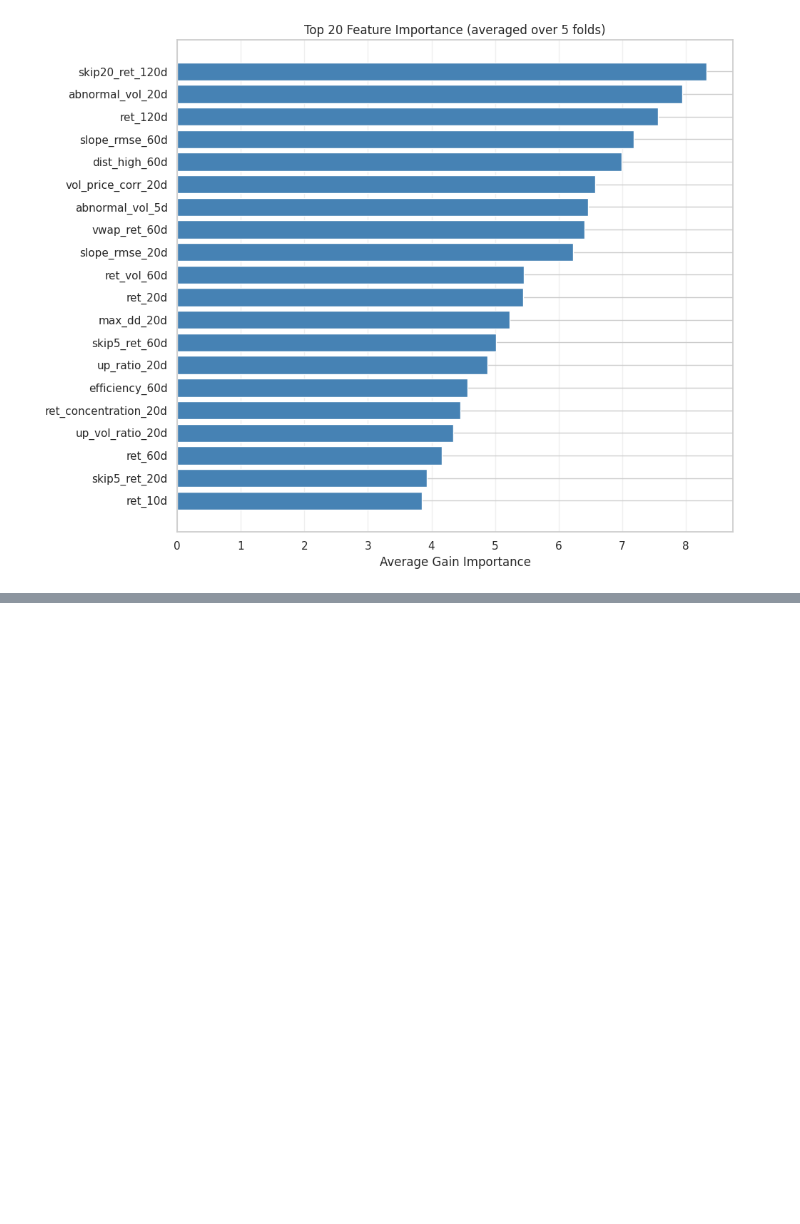
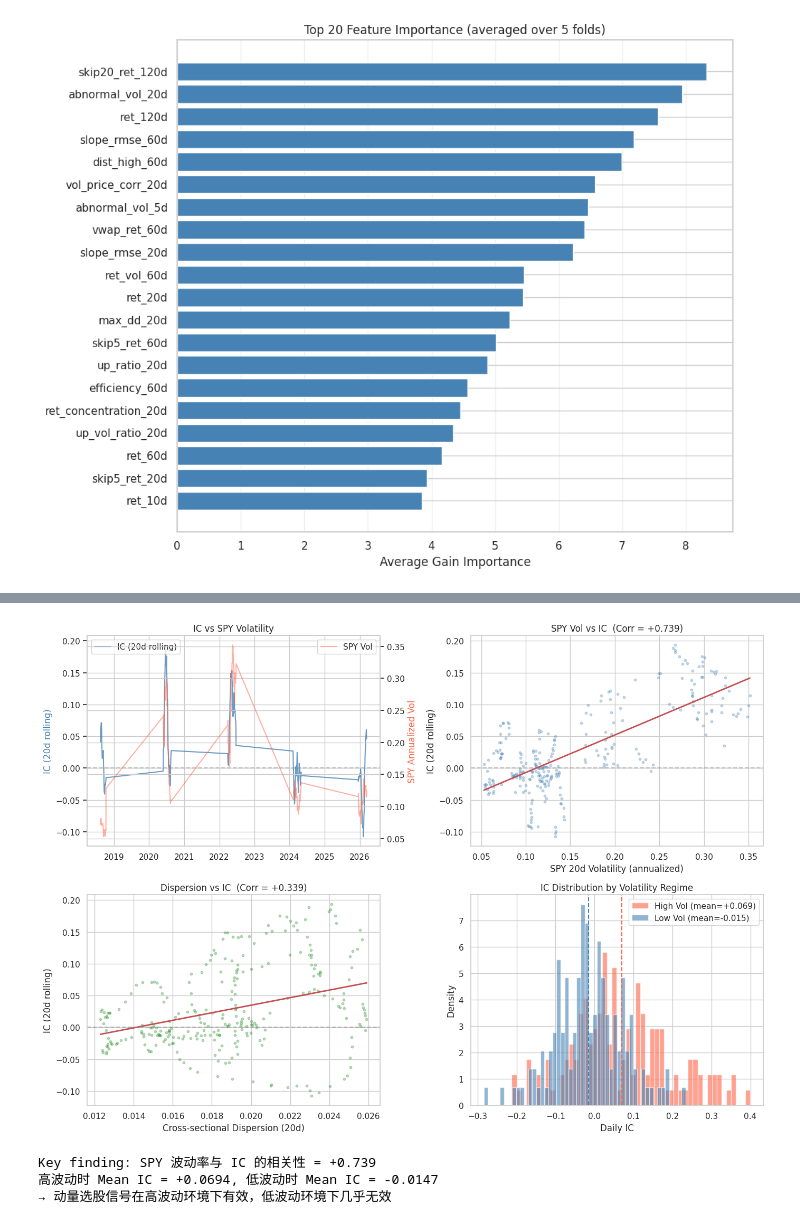
Before and after one commit to kelesit/Invest, a Jupyter notebook: notebooks/equity_momentum.ipynb, the cells around one changed output, grey strips where cells are left out. Cells and saved outputs as stored; diff of their text form; code cells hidden in the pictures; blank space fills up the shorter version.

```diff
--- a/notebooks/equity_momentum.ipynb
+++ b/notebooks/equity_momentum.ipynb
@@ -402,0 +511,68 @@ plt.show()
+# %%
+# --- 可视化 ---
+fig, axes = plt.subplots(2, 2, figsize=(14, 10))
+
+# 1. IC_20d 时序 + SPY 波动率
+ax1 = axes[0, 0]
+ax1.plot(regime_df.index, regime_df["ic_20d"], color="steelblue", alpha=0.8, label="IC (20d rolling)")
+ax1.axhline(0, color="gray", linestyle="--", alpha=0.5)
+ax1.set_ylabel("IC (20d rolling)", color="steelblue")
+ax1.set_title("IC vs SPY Volatility")
+ax1_twin = ax1.twinx()
+ax1_twin.plot(regime_df.index, regime_df["spy_vol_20d"], color="tomato", alpha=0.5, label="SPY Vol")
+ax1_twin.set_ylabel("SPY Annualized Vol", color="tomato")
+ax1.legend(loc="upper left")
+ax1_twin.legend(loc="upper right")
+
+# 2. 散点图: SPY Vol vs IC
+ax2 = axes[0, 1]
+ax2.scatter(regime_df["spy_vol_20d"], regime_df["ic_20d"], alpha=0.3, s=10, color="steelblue")
+z = np.polyfit(regime_df["spy_vol_20d"], regime_df["ic_20d"], 1)
+p = np.poly1d(z)
+x_range = np.linspace(regime_df["spy_vol_20d"].min(), regime_df["spy_vol_20d"].max(), 100)
+ax2.plot(x_range, p(x_range), "r-", linewidth=2)
+corr = regime_df["ic_20d"].corr(regime_df["spy_vol_20d"])
+ax2.set_xlabel("SPY 20d Volatility (annualized)")
+ax2.set_ylabel("IC (20d rolling)")
+ax2.set_title(f"SPY Vol vs IC  (Corr = {corr:+.3f})")
+ax2.axhline(0, color="gray", linestyle="--", alpha=0.5)
+
+# 3. 散点图: Cross-sectional Dispersion vs IC
+ax3 = axes[1, 0]
+ax3.scatter(regime_df["cross_disp_20d"], regime_df["ic_20d"], alpha=0.3, s=10, color="forestgreen")
+z2 = np.polyfit(regime_df["cross_disp_20d"], regime_df["ic_20d"], 1)
+p2 = np.poly1d(z2)
+x_range2 = np.linspace(regime_df["cross_disp_20d"].min(), regime_df["cross_disp_20d"].max(), 100)
+ax3.plot(x_range2, p2(x_range2), "r-", linewidth=2)
+corr2 = regime_df["ic_20d"].corr(regime_df["cross_disp_20d"])
+ax3.set_xlabel("Cross-sectional Dispersion (20d)")
+ax3.set_ylabel("IC (20d rolling)")
+ax3.set_title(f"Dispersion vs IC  (Corr = {corr2:+.3f})")
+ax3.axhline(0, color="gray", linestyle="--", alpha=0.5)
+
+# 4. 分 regime 的 IC 分布
+ax4 = axes[1, 1]
+vol_median = regime_df["spy_vol_20d"].median()
+high_vol_ic = regime_df.loc[regime_df["spy_vol_20d"] >= vol_median, "ic"]
+low_vol_ic = regime_df.loc[regime_df["spy_vol_20d"] < vol_median, "ic"]
+ax4.hist(high_vol_ic, bins=50, alpha=0.6, color="tomato", label=f"High Vol (mean={high_vol_ic.mean():+.3f})", density=True)
+ax4.hist(low_vol_ic, bins=50, alpha=0.6, color="steelblue", label=f"Low Vol (mean={low_vol_ic.mean():+.3f})", density=True)
+ax4.axvline(high_vol_ic.mean(), color="tomato", linestyle="--")
+ax4.axvline(low_vol_ic.mean(), color="steelblue", linestyle="--")
+ax4.set_xlabel("Daily IC")
+ax4.set_ylabel("Density")
+ax4.set_title("IC Distribution by Volatility Regime")
+ax4.legend()
+
+plt.tight_layout()
+plt.savefig("../output/equity_ic_vs_regime.png", dpi=150, bbox_inches="tight")
+plt.show()
+
+print(f"\nKey finding: SPY 波动率与 IC 的相关性 = {corr:+.3f}")
+print(f"高波动时 Mean IC = {high_vol_ic.mean():+.4f}, 低波动时 Mean IC = {low_vol_ic.mean():+.4f}")
+print(f"→ 动量选股信号在高波动环境下有效，低波动环境下几乎无效")
+# %% [output]
+[figure, added]
+Key finding: SPY 波动率与 IC 的相关性 = +0.739
+高波动时 Mean IC = +0.0694, 低波动时 Mean IC = -0.0147
+→ 动量选股信号在高波动环境下有效，低波动环境下几乎无效
```
Also changed, not shown: parts of 17 cells of this notebook, 3 other files.
